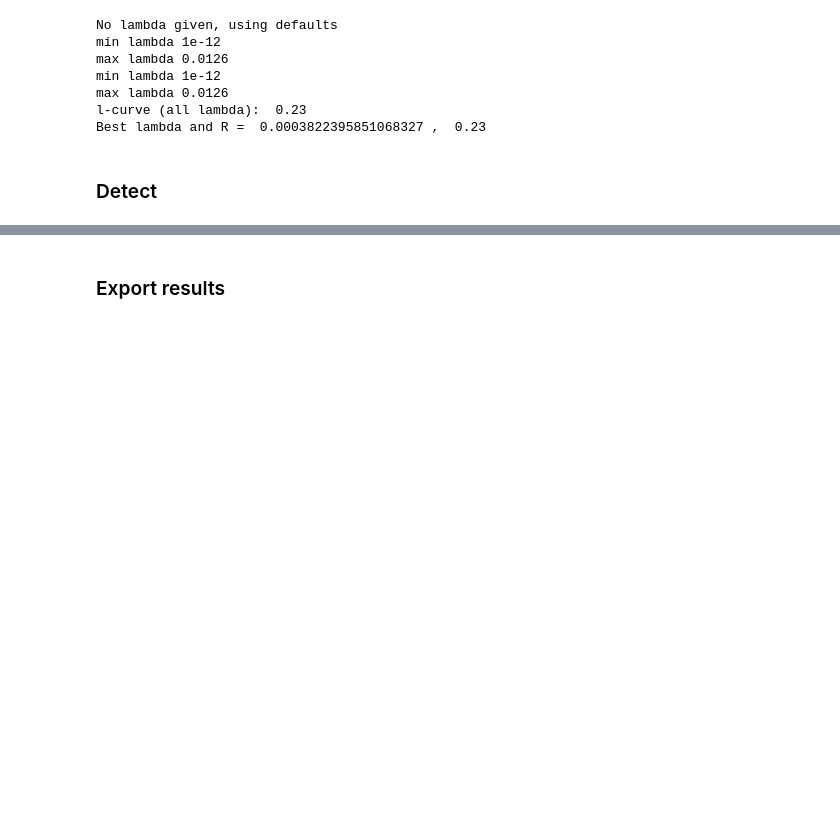
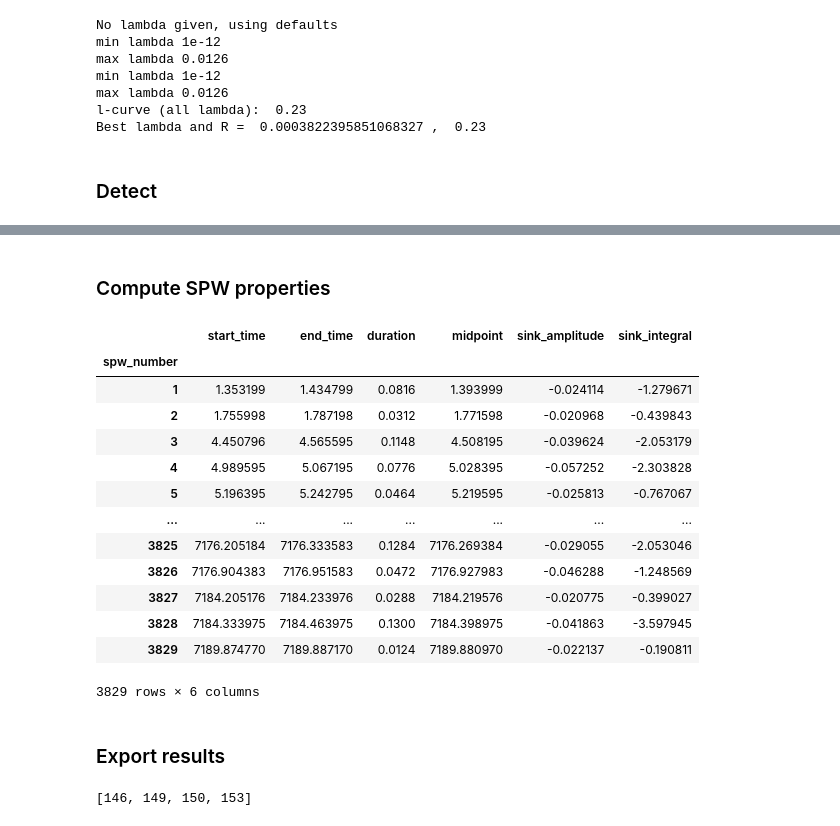
Before and after one commit to CSC-UW/ecephys, a Jupyter notebook: ecephys/notebooks/SPW-detection.ipynb, the cells around one changed output, grey strips where cells are left out. Drawn from its saved outputs; the diff is of its cells as text; code cells hidden in the pictures; blank space fills up the shorter version.

```diff
--- a/ecephys/notebooks/SPW-detection.ipynb
+++ b/ecephys/notebooks/SPW-detection.ipynb
@@ -219,3 +214,2 @@ spws = detect_spw(time, sr_csd)
-# %%
-spws["duration"] = spws.apply(lambda x: x.end_time - x.start_time, axis=1)
-spws["center_time"] = spws.apply(lambda x: x.start_time + x.duration / 2, axis=1)
+# %% [markdown]
+### Compute SPW properties
@@ -222,3 +218,27 @@ spws["center_time"] = spws.apply(lambda x: x.start_time + x.duration / 2, axis=1
+# %%
+spws["duration"] = get_durations(spws)
+spws["midpoint"] = get_midpoints(spws)
+# %%
+spws["sink_amplitude"] = get_sink_amplitudes(spws, time, sr_csd) * (1e-6) # Scale to mA/mm
+# %%
+spws["sink_integral"] = get_sink_integrals(spws, time, fs, sr_csd) * (1e-6) * (1e3) # Scale to mA * ms
+# %%
+spws
+# %% [output]
+|  | start_time | end_time | duration | midpoint | sink_amplitude | sink_integral |
+| spw_number |  |  |  |  |  |  |
+| 1 | 1.353199 | 1.434799 | 0.0816 | 1.393999 | -0.024114 | -1.279671 |
+| 2 | 1.755998 | 1.787198 | 0.0312 | 1.771598 | -0.020968 | -0.439843 |
+| 3 | 4.450796 | 4.565595 | 0.1148 | 4.508195 | -0.039624 | -2.053179 |
+| 4 | 4.989595 | 5.067195 | 0.0776 | 5.028395 | -0.057252 | -2.303828 |
+| 5 | 5.196395 | 5.242795 | 0.0464 | 5.219595 | -0.025813 | -0.767067 |
+| ... | ... | ... | ... | ... | ... | ... |
+| 3825 | 7176.205184 | 7176.333583 | 0.1284 | 7176.269384 | -0.029055 | -2.053046 |
+| 3826 | 7176.904383 | 7176.951583 | 0.0472 | 7176.927983 | -0.046288 | -1.248569 |
+| 3827 | 7184.205176 | 7184.233976 | 0.0288 | 7184.219576 | -0.020775 | -0.399027 |
+| 3828 | 7184.333975 | 7184.463975 | 0.1300 | 7184.398975 | -0.041863 | -3.597945 |
+| 3829 | 7189.874770 | 7189.887170 | 0.0124 | 7189.880970 | -0.022137 | -0.190811 |
+3829 rows × 6 columns
 # %% [markdown]
 ### Export results
 # %%
@@ -236,3 +257,7 @@ metadata = dict(
 )
 spws_path = Path(paths.spws[condition][subject])
 store_df_h5(spws_path, spws, **metadata)
+# %%
+sr_chans
+# %% [output]
+[146, 149, 150, 153]
```
Also changed, not shown: parts of 10 cells of this notebook, 14 other files.
